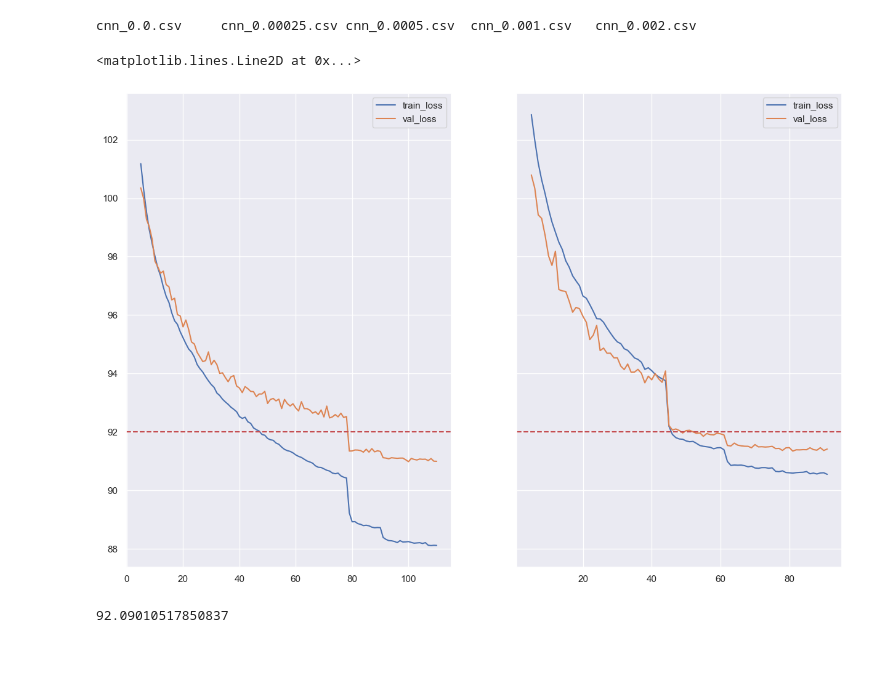
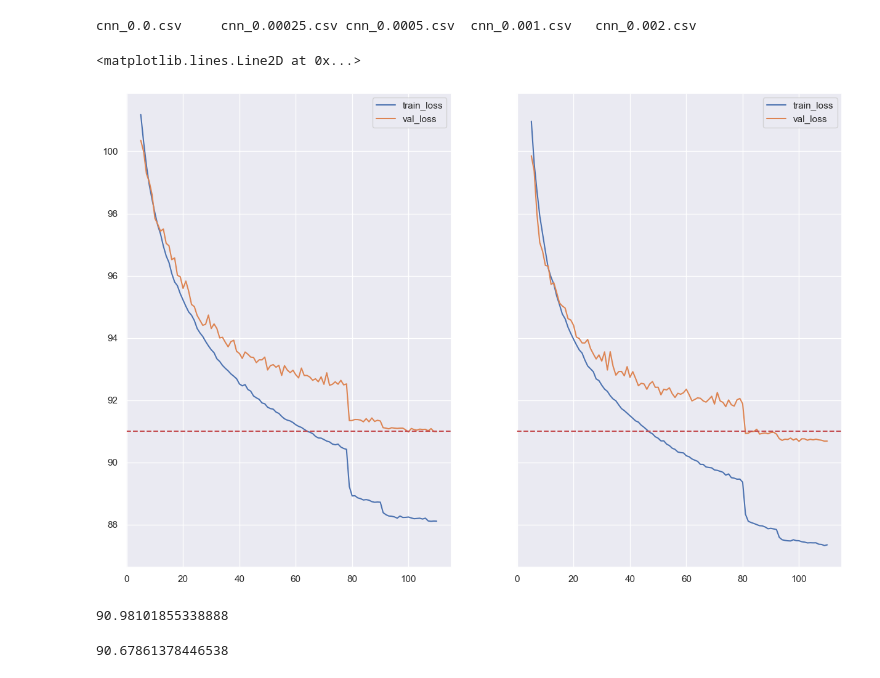
Before and after one commit to jredies/vae, a Jupyter notebook: notebooks/Untitled.ipynb, the cells around one changed output. Drawn from its saved outputs; the diff is of its cells as text; code cells hidden in the pictures.

```diff
--- a/notebooks/Untitled.ipynb
+++ b/notebooks/Untitled.ipynb
@@ -88,17 +88,20 @@ cnn_0.0.csv     cnn_0.00025.csv cnn_0.0005.csv  cnn_0.001.csv   cnn_0.002.csv
 # %%
 fig, ax = plt.subplots(1, 2, sharey=True, figsize=(15, 10))
 
 pd.read_csv('../logs/aug/cnn/snp/cnn_0.0.csv').iloc[5:].loc[:, ['train_loss', 'val_loss']].plot(ax=ax[0])
 
-pd.read_csv('../logs/aug/cnn/snp/cnn_0.0005.csv').iloc[5:].loc[:, ['train_loss', 'val_loss']].plot(ax=ax[1])
+pd.read_csv('../logs/aug/cnn/snp/spec.csv').iloc[5:].loc[:, ['train_loss', 'val_loss']].plot(ax=ax[1])
 
-ax[0].axhline(y=92, color='r', linestyle='--')
-ax[1].axhline(y=92, color='r', linestyle='--')
+ax[0].axhline(y=91, color='r', linestyle='--')
+ax[1].axhline(y=91, color='r', linestyle='--')
 # %% [output]
 <matplotlib.lines.Line2D at 0x...>
-[figure, old version]
+[figure, new version]
 # %%
-
-pd.read_csv('../logs/aug/cnn/snp/cnn_0.0005.csv').val_loss.min()
+pd.read_csv('../logs/aug/cnn/snp/cnn_0.0.csv').val_loss.min()
 # %% [output]
-92.09010517850837
+90.98101855338888
+# %%
+pd.read_csv('../logs/aug/cnn/snp/spec.csv').val_loss.min()
+# %% [output]
+90.67861378446538
```
Also changed, not shown: 2 other files.
